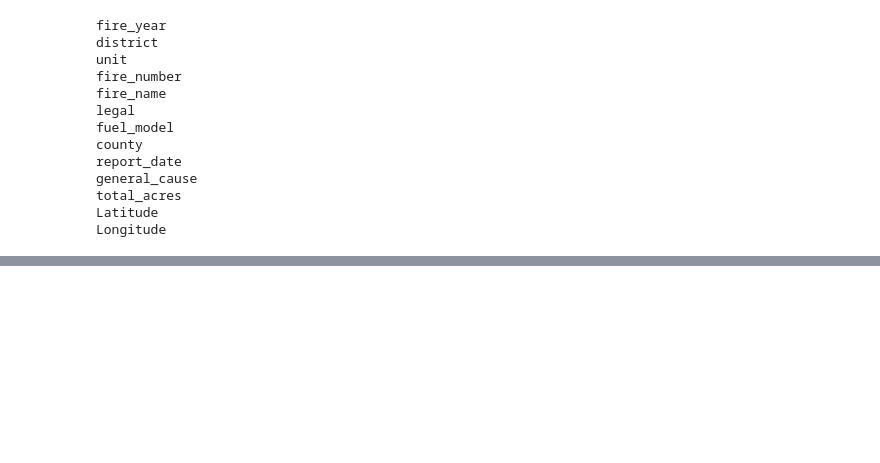
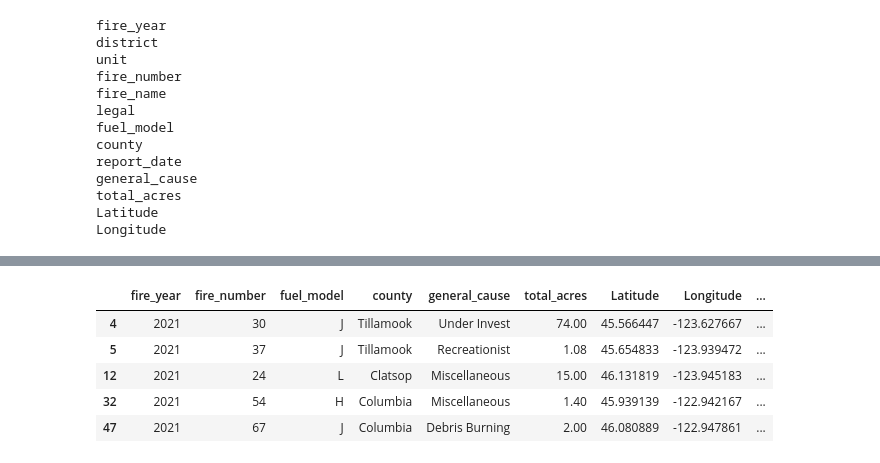
Before and after one commit to jisellejones/Predict_Wildfire_Spread, a Jupyter notebook: ML_Simple.ipynb, the cells around one changed output, grey strips where cells are left out. Drawn from its saved outputs; the diff is of its cells as text; code cells hidden in the pictures; blank space fills up the shorter version.

```diff
--- a/ML_Simple.ipynb
+++ b/ML_Simple.ipynb
@@ -257,0 +332,11 @@ x_train, x_test, y_train, y_test = model_selection.train_test_split(train_fire_d
+# %%
+fire_logistic = fire_df.drop(['district', 'unit', "fire_name", "legal", "report_date", ], axis=1)
+# %%
+fire_logistic.head(5)
+# %% [output]
+|  | fire_year | fire_number | fuel_model | county | general_cause | total_acres | Latitude | Longitude | ... |
+| 4 | 2021 | 30 | J | Tillamook | Under Invest | 74.00 | 45.566447 | -123.627667 | ... |
+| 5 | 2021 | 37 | J | Tillamook | Recreationist | 1.08 | 45.654833 | -123.939472 | ... |
+| 12 | 2021 | 24 | L | Clatsop | Miscellaneous | 15.00 | 46.131819 | -123.945183 | ... |
+| 32 | 2021 | 54 | H | Columbia | Miscellaneous | 1.40 | 45.939139 | -122.942167 | ... |
+| 47 | 2021 | 67 | J | Columbia | Debris Burning | 2.00 | 46.080889 | -122.947861 | ... |
```
Also changed, not shown: parts of 30 cells of this notebook, 1 other file.
